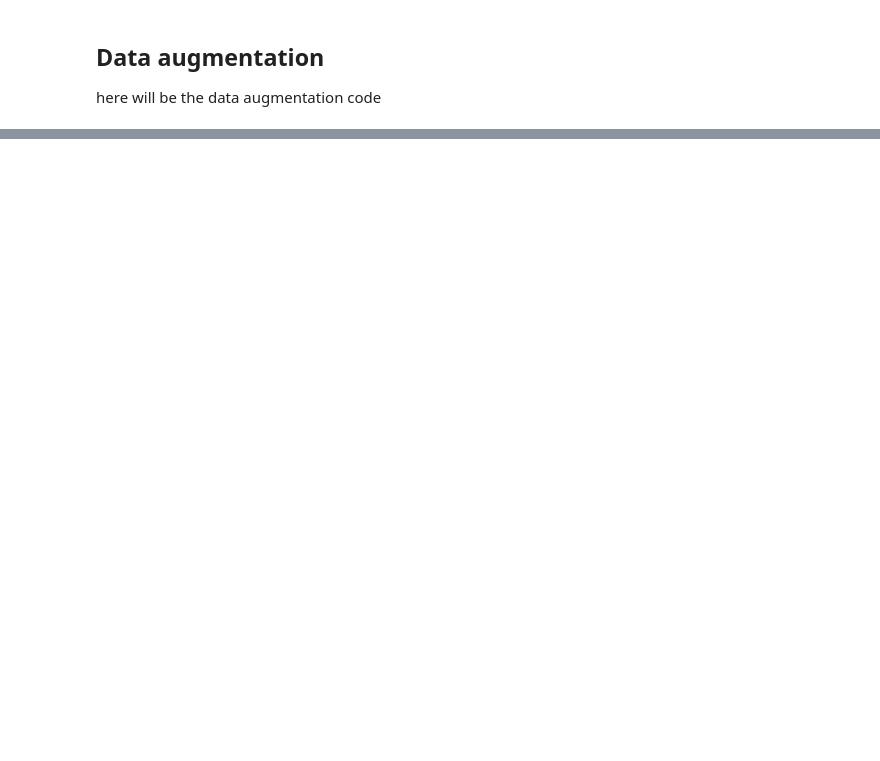
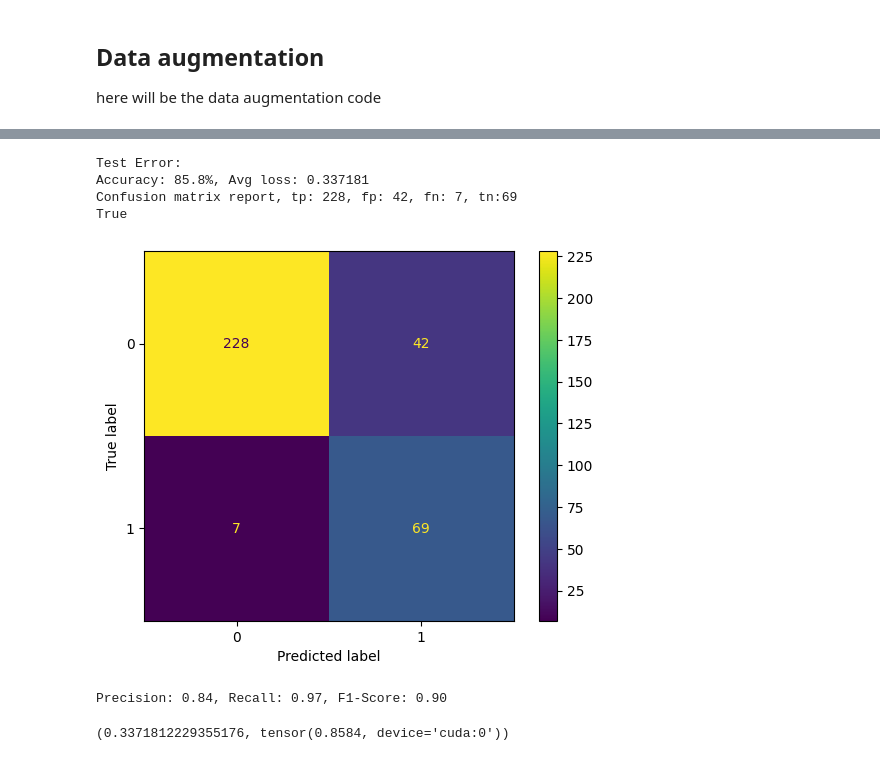
Before and after one commit to AngeloGalav/gauntlet, a Jupyter notebook: playground-experiments.ipynb, the cells around one changed output, grey strips where cells are left out. Cells and saved outputs as stored; diff of their text form; code cells hidden in the pictures; blank space fills up the shorter version.

```diff
--- a/playground-experiments.ipynb
+++ b/playground-experiments.ipynb
@@ -179,0 +314,3 @@ here will be the data augmentation code
+# %%
+model_name = "Augmented_MixResNet"
+artifacts = model_utils.train(dataloaders, loss_fn, optimizer, ft_resnet50, model_name, BATCH_SIZE, EPOCHS, loss_thresh=2.5, force_train=TRAINING_MODE)
@@ -179,0 +335,10 @@ here will be the data augmentation code
+# %%
+model_utils.test(test_dataloader, ft_resnet50, loss_fn, device, model_name=model_name)
+# %% [output]
+Test Error:
+Accuracy: 85.8%, Avg loss: 0.337181
+Confusion matrix report, tp: 228, fp: 42, fn: 7, tn:69
+True
+[figure, added]
+Precision: 0.84, Recall: 0.97, F1-Score: 0.90
+(0.3371812229355176, tensor(0.8584, device='cuda:0'))
```
Also changed, not shown: parts of 36 cells of this notebook, 2 other files.
